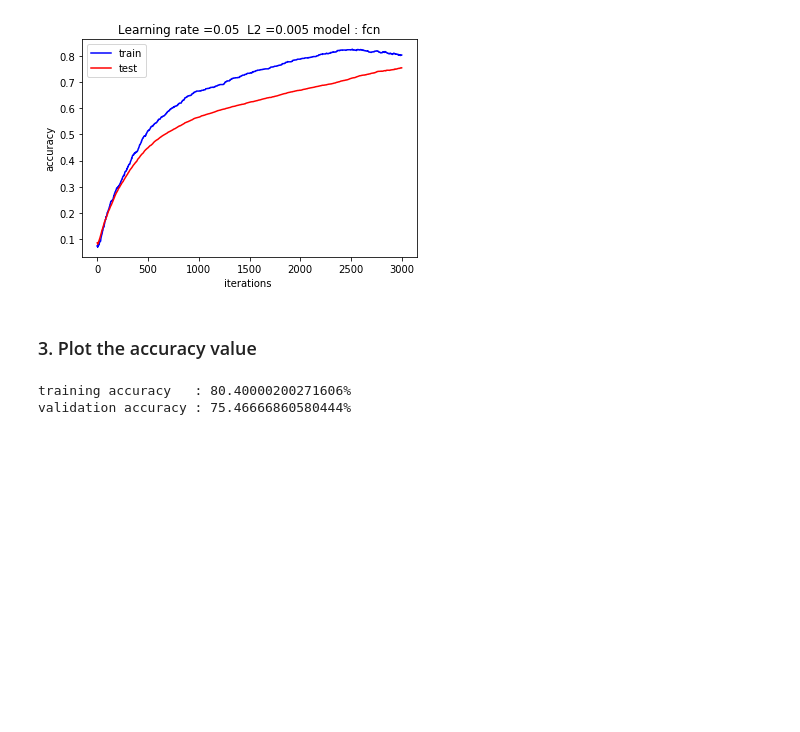
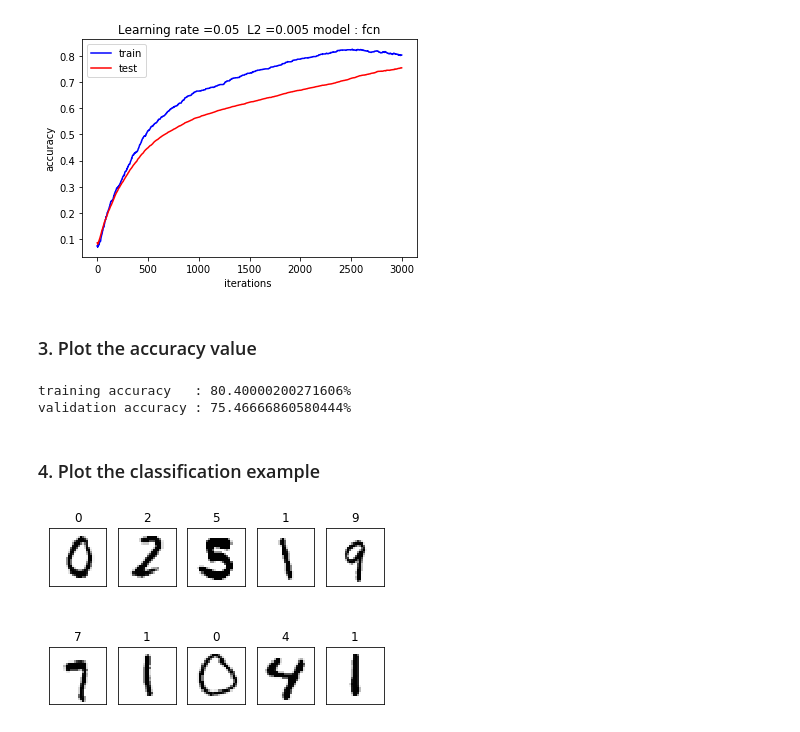
Before and after one commit to YoungsooNa/ML, a Jupyter notebook: Assignment_10/Assignment10.ipynb, the cells around one changed output. Drawn from its saved outputs; the diff is of its cells as text; code cells hidden in the pictures; blank space fills up the shorter version.

Commit message:
Plot the classification example

```diff
--- a/Assignment_10/Assignment10.ipynb
+++ b/Assignment_10/Assignment10.ipynb
@@ -63,11 +63,11 @@ import torch
 
 device = 'cuda' if torch.cuda.is_available() else 'cpu'
 
-x_train = torch.Tensor(x_train).to(device)
-y_train = torch.Tensor(y_train).to(device)
+x_train = torch.Tensor(x_train_o).to(device)
+y_train = torch.Tensor(y_train_o).to(device)
 
-x_val = torch.Tensor(x_val).to(device)
-y_val = torch.Tensor(y_val).to(device)
+x_val = torch.Tensor(x_val_o).to(device)
+y_val = torch.Tensor(y_val_o).to(device)
 # %%
 def sigmoid(z):
     a = 1 / (1 + torch.exp(-z))
@@ -255,6 +255,38 @@ def draw_err(fcn, save=False, name='',show=True):
 simple = [784, 196, 49, 10]
 n1 = FCN(simple, epochs=3000, l2=0.005, lr = 0.05)
 n1.fit(x_train, y_train, x_val, y_val)
+# %%
+z_v = n1.forpass(x_val)
+a_v = softmax(z_v)
+
+predict = torch.argmax(a_v, axis=1)
+
+correct_index = []
+wrong_index = []
+
+for i in range(400):
+    if len(correct_index) == 10 and len(wrong_index) == 10:
+        break
+
+    if predict[i].item() == torch.argmax(y_val[i]) and len(correct_index) != 10:
+        correct_index.append(i)
+    elif len(wrong_index) != 10:
+        wrong_index.append(i)
+
+def show_index(index_list):
+    for i in range(10):
+        index = index_list[i]
+        label =  predict[index].item()
+        im_vector = x_val_o[:, index]
+        im_matrix = im_vector.reshape((28, 28))
+
+        plt.subplot(2, 5, i+1)
+        plt.title(label)
+        plt.imshow(im_matrix, cmap='Greys', interpolation='None')
+
+        frame = plt.gca()
+        frame.axes.get_xaxis().set_visible(False)
+        frame.axes.get_yaxis().set_visible(False)
 # %% [markdown]
 ### 1. Plot the loss curve
 # %%
@@ -274,3 +306,9 @@ print( f"training accuracy   : {n1.acc_log[-1]*100}% \nvalidation accuracy : {n1
 # %% [output]
 training accuracy   : 80.40000200271606%
 validation accuracy : 75.46666860580444%
+# %% [markdown]
+### 4. Plot the classification example
+# %%
+show_index(correct_index)
+# %% [output]
+[figure, added]
```
Also changed, not shown: parts of 2 cells of this notebook.
